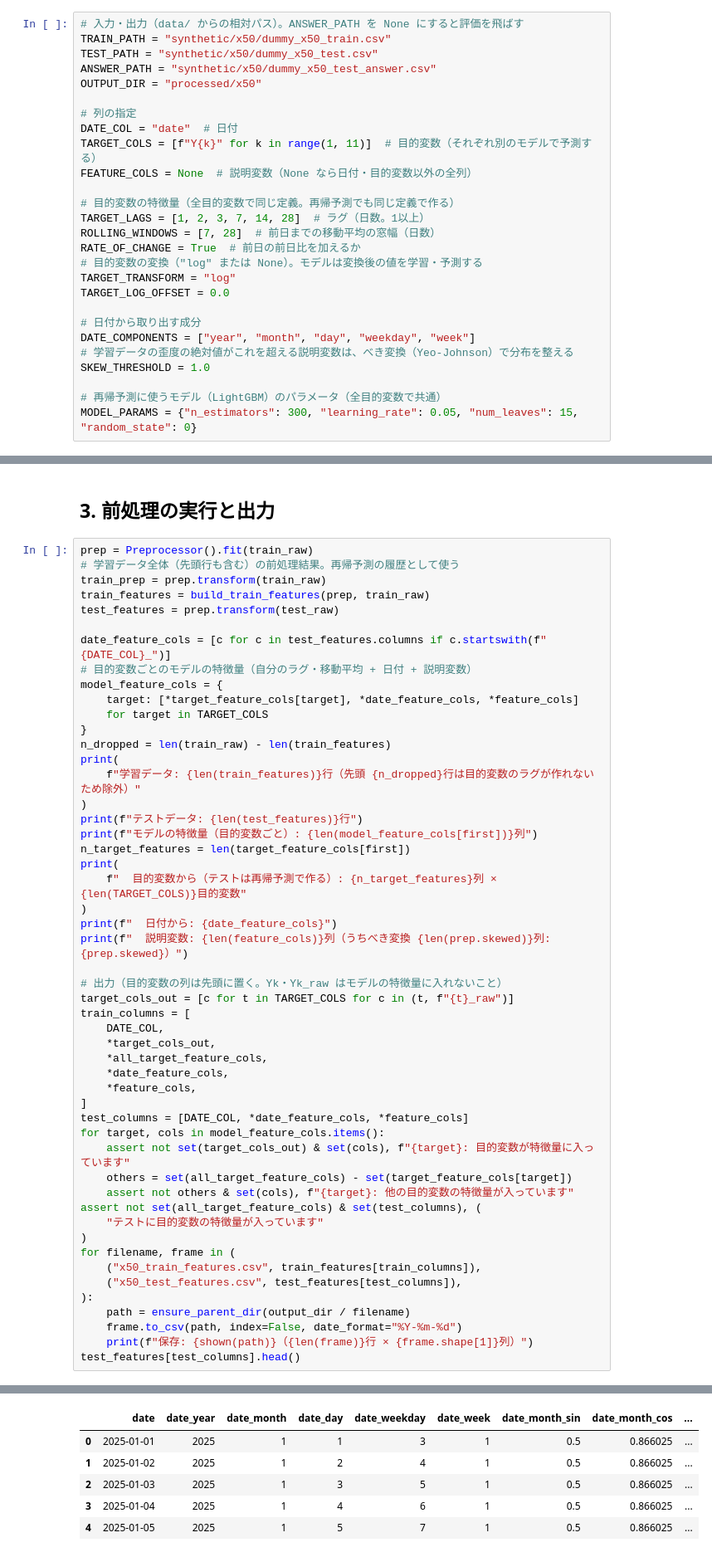
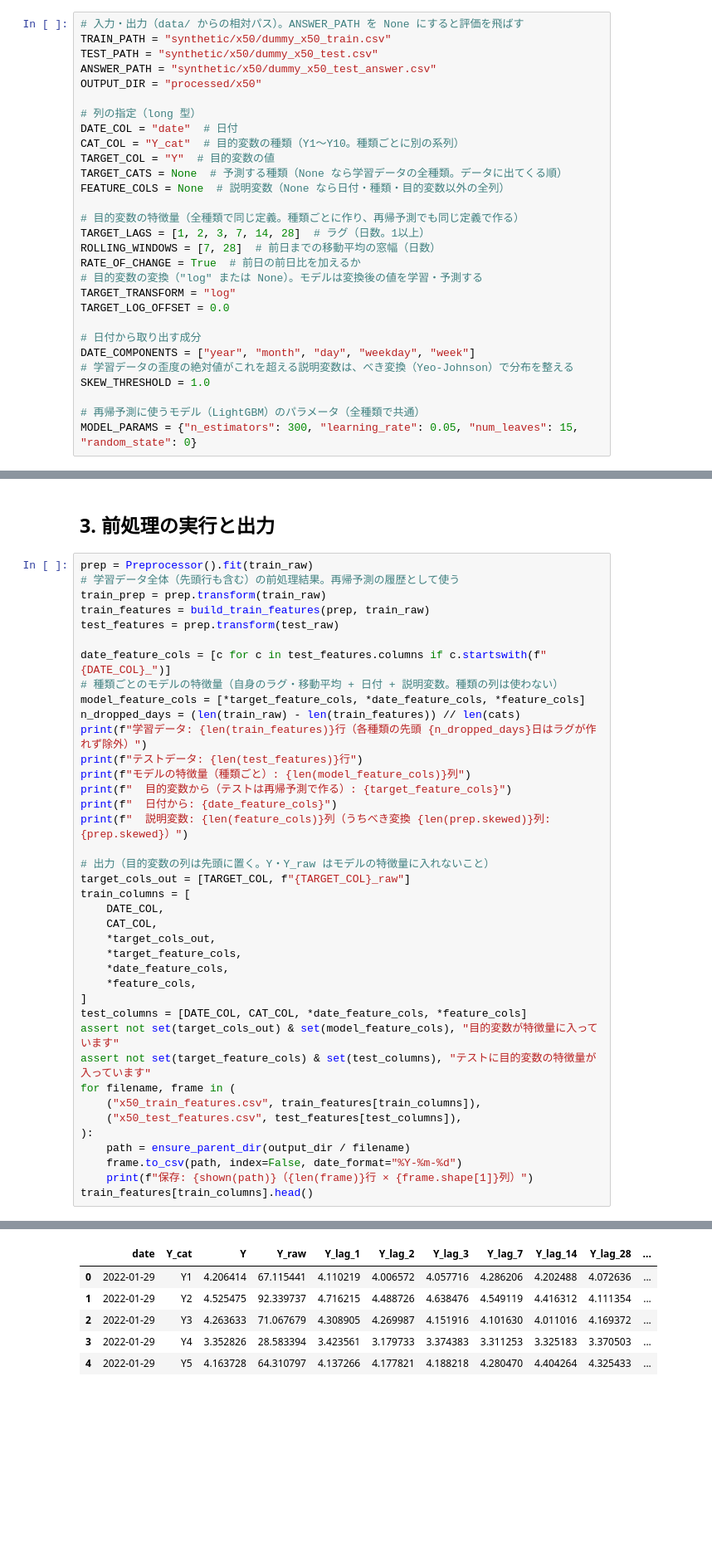
Before and after one commit to ImoZukushi/timeseries_baseline, a Jupyter notebook: notebook/003_feature_engineering_x50.ipynb, the cells around one changed output, grey strips where cells are left out. Shown at 83% size. Saved outputs shown, nothing was run; the diff lists cells and outputs as text; blank space fills up the shorter version.

```diff
--- a/notebook/003_feature_engineering_x50.ipynb
+++ b/notebook/003_feature_engineering_x50.ipynb
@@ -89,12 +92,14 @@ TEST_PATH = "synthetic/x50/dummy_x50_test.csv"
 ANSWER_PATH = "synthetic/x50/dummy_x50_test_answer.csv"
 OUTPUT_DIR = "processed/x50"
 
-# 列の指定
+# 列の指定（long 型）
 DATE_COL = "date"  # 日付
-TARGET_COLS = [f"Y{k}" for k in range(1, 11)]  # 目的変数（それぞれ別のモデルで予測する）
-FEATURE_COLS = None  # 説明変数（None なら日付・目的変数以外の全列）
+CAT_COL = "Y_cat"  # 目的変数の種類（Y1〜Y10。種類ごとに別の系列）
+TARGET_COL = "Y"  # 目的変数の値
+TARGET_CATS = None  # 予測する種類（None なら学習データの全種類。データに出てくる順）
+FEATURE_COLS = None  # 説明変数（None なら日付・種類・目的変数以外の全列）
 
-# 目的変数の特徴量（全目的変数で同じ定義。再帰予測でも同じ定義で作る）
+# 目的変数の特徴量（全種類で同じ定義。種類ごとに作り、再帰予測でも同じ定義で作る）
 TARGET_LAGS = [1, 2, 3, 7, 14, 28]  # ラグ（日数。1以上）
 ROLLING_WINDOWS = [7, 28]  # 前日までの移動平均の窓幅（日数）
 RATE_OF_CHANGE = True  # 前日の前日比を加えるか
@@ -107,7 +112,7 @@ DATE_COMPONENTS = ["year", "month", "day", "weekday", "week"]
 # 学習データの歪度の絶対値がこれを超える説明変数は、べき変換（Yeo-Johnson）で分布を整える
 SKEW_THRESHOLD = 1.0
 
-# 再帰予測に使うモデル（LightGBM）のパラメータ（全目的変数で共通）
+# 再帰予測に使うモデル（LightGBM）のパラメータ（全種類で共通）
 MODEL_PARAMS = {"n_estimators": 300, "learning_rate": 0.05, "num_leaves": 15, "random_state": 0}
 # %%
 train_path = data_dir() / TRAIN_PATH
@@ -312,41 +349,29 @@ train_features = build_train_features(prep, train_raw)
 test_features = prep.transform(test_raw)
 
 date_feature_cols = [c for c in test_features.columns if c.startswith(f"{DATE_COL}_")]
-# 目的変数ごとのモデルの特徴量（自分のラグ・移動平均 + 日付 + 説明変数）
-model_feature_cols = {
-    target: [*target_feature_cols[target], *date_feature_cols, *feature_cols]
-    for target in TARGET_COLS
-}
-n_dropped = len(train_raw) - len(train_features)
-print(
-    f"学習データ: {len(train_features)}行（先頭 {n_dropped}行は目的変数のラグが作れないため除外）"
-)
+# 種類ごとのモデルの特徴量（自身のラグ・移動平均 + 日付 + 説明変数。種類の列は使わない）
+model_feature_cols = [*target_feature_cols, *date_feature_cols, *feature_cols]
+n_dropped_days = (len(train_raw) - len(train_features)) // len(cats)
+print(f"学習データ: {len(train_features)}行（各種類の先頭 {n_dropped_days}日はラグが作れず除外）")
 print(f"テストデータ: {len(test_features)}行")
-print(f"モデルの特徴量（目的変数ごと）: {len(model_feature_cols[first])}列")
-n_target_features = len(target_feature_cols[first])
-print(
-    f"  目的変数から（テストは再帰予測で作る）: {n_target_features}列 × {len(TARGET_COLS)}目的変数"
-)
+print(f"モデルの特徴量（種類ごと）: {len(model_feature_cols)}列")
+print(f"  目的変数から（テストは再帰予測で作る）: {target_feature_cols}")
 print(f"  日付から: {date_feature_cols}")
 print(f"  説明変数: {len(feature_cols)}列（うちべき変換 {len(prep.skewed)}列: {prep.skewed}）")
 
-# 出力（目的変数の列は先頭に置く。Yk・Yk_raw はモデルの特徴量に入れないこと）
-target_cols_out = [c for t in TARGET_COLS for c in (t, f"{t}_raw")]
+# 出力（目的変数の列は先頭に置く。Y・Y_raw はモデルの特徴量に入れないこと）
+target_cols_out = [TARGET_COL, f"{TARGET_COL}_raw"]
 train_columns = [
     DATE_COL,
+    CAT_COL,
     *target_cols_out,
-    *all_target_feature_cols,
+    *target_feature_cols,
     *date_feature_cols,
     *feature_cols,
 ]
-test_columns = [DATE_COL, *date_feature_cols, *feature_cols]
-for target, cols in model_feature_cols.items():
-    assert not set(target_cols_out) & set(cols), f"{target}: 目的変数が特徴量に入っています"
-    others = set(all_target_feature_cols) - set(target_feature_cols[target])
-    assert not others & set(cols), f"{target}: 他の目的変数の特徴量が入っています"
-assert not set(all_target_feature_cols) & set(test_columns), (
-    "テストに目的変数の特徴量が入っています"
-)
+test_columns = [DATE_COL, CAT_COL, *date_feature_cols, *feature_cols]
+assert not set(target_cols_out) & set(model_feature_cols), "目的変数が特徴量に入っています"
+assert not set(target_feature_cols) & set(test_columns), "テストに目的変数の特徴量が入っています"
 for filename, frame in (
     ("x50_train_features.csv", train_features[train_columns]),
     ("x50_test_features.csv", test_features[test_columns]),
@@ -354,5 +379,5 @@ for filename, frame in (
     path = ensure_parent_dir(output_dir / filename)
     frame.to_csv(path, index=False, date_format="%Y-%m-%d")
     print(f"保存: {shown(path)}（{len(frame)}行 × {frame.shape[1]}列）")
-test_features[test_columns].head()
+train_features[train_columns].head()
 # %% [output]
@@ -367,6 +392,6 @@ test_features[test_columns].head()
-|  | date | date_year | date_month | date_day | date_weekday | date_week | date_month_sin | date_month_cos | ... |
-| 0 | 2025-01-01 | 2025 | 1 | 1 | 3 | 1 | 0.5 | 0.866025 | ... |
-| 1 | 2025-01-02 | 2025 | 1 | 2 | 4 | 1 | 0.5 | 0.866025 | ... |
-| 2 | 2025-01-03 | 2025 | 1 | 3 | 5 | 1 | 0.5 | 0.866025 | ... |
-| 3 | 2025-01-04 | 2025 | 1 | 4 | 6 | 1 | 0.5 | 0.866025 | ... |
-| 4 | 2025-01-05 | 2025 | 1 | 5 | 7 | 1 | 0.5 | 0.866025 | ... |
+|  | date | Y_cat | Y | Y_raw | Y_lag_1 | Y_lag_2 | Y_lag_3 | Y_lag_7 | Y_lag_14 | Y_lag_28 | ... |
+| 0 | 2022-01-29 | Y1 | 4.206414 | 67.115441 | 4.110219 | 4.006572 | 4.057716 | 4.286206 | 4.202488 | 4.072636 | ... |
+| 1 | 2022-01-29 | Y2 | 4.525475 | 92.339737 | 4.716215 | 4.488726 | 4.638476 | 4.549119 | 4.416312 | 4.111354 | ... |
+| 2 | 2022-01-29 | Y3 | 4.263633 | 71.067679 | 4.308905 | 4.269987 | 4.151916 | 4.101630 | 4.011016 | 4.169372 | ... |
+| 3 | 2022-01-29 | Y4 | 3.352826 | 28.583394 | 3.423561 | 3.179733 | 3.374383 | 3.311253 | 3.325183 | 3.370503 | ... |
+| 4 | 2022-01-29 | Y5 | 4.163728 | 64.310797 | 4.137266 | 4.177821 | 4.188218 | 4.280470 | 4.404264 | 4.325433 | ... |
```
Also changed, not shown: parts of 17 cells of this notebook, 9 other files.
